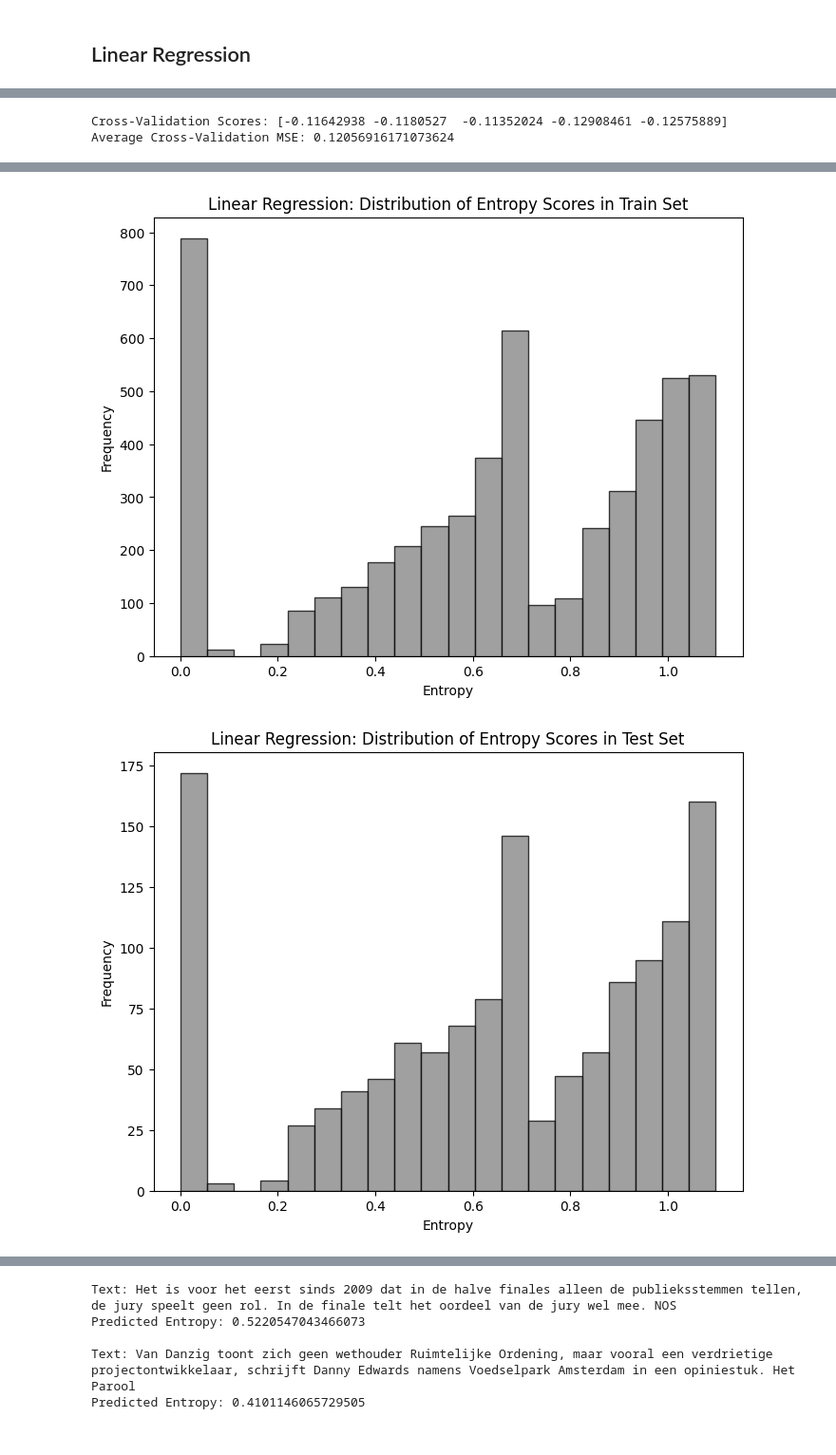
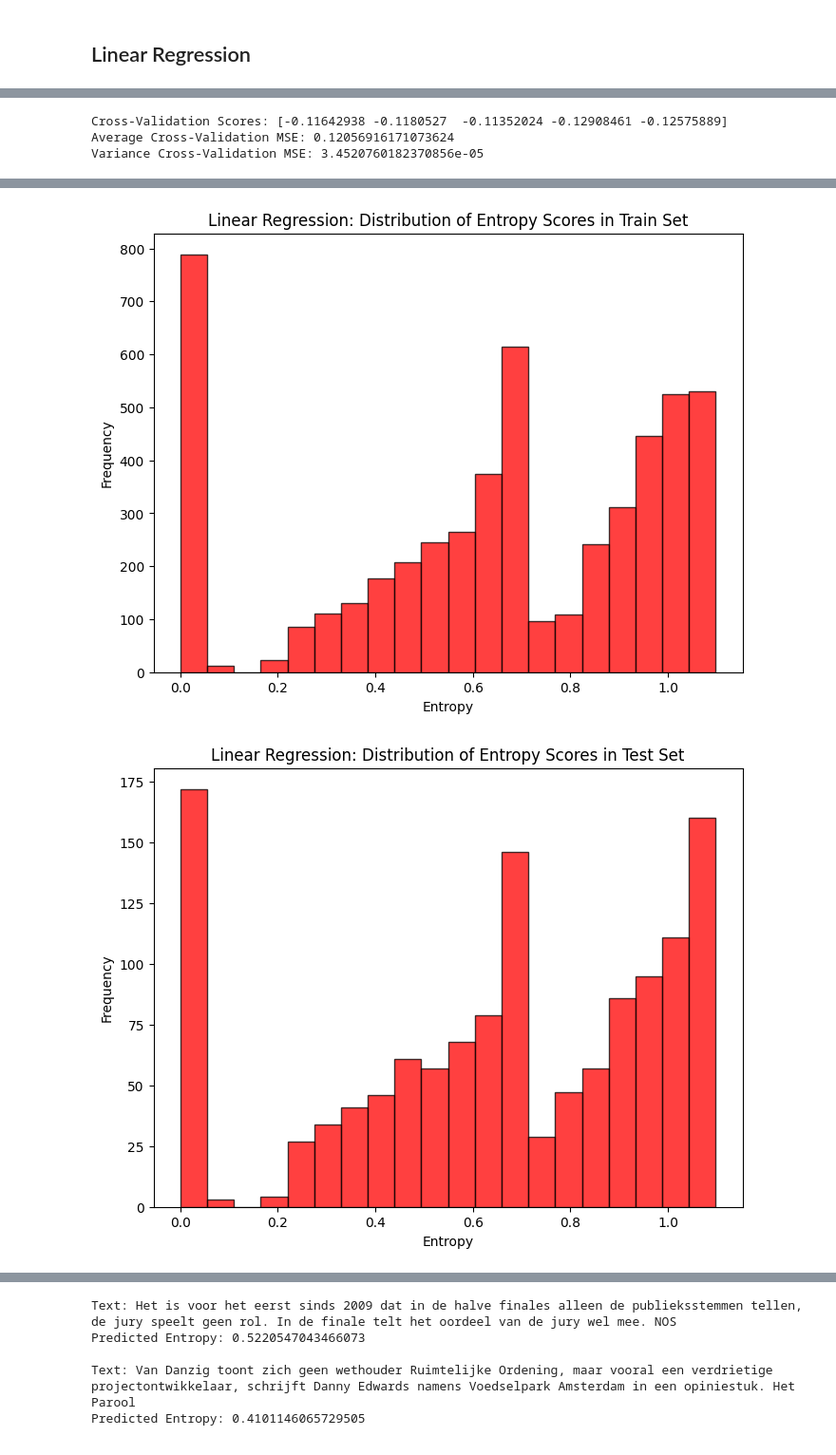
Before and after one commit to hannahvangoor/Dutch-Controversy-Detection, a Jupyter notebook: Pipeline_LR.ipynb, the cells around one changed output, grey strips where cells are left out. Shown at 95% size. Cells and saved outputs as stored; diff of their text form; code cells hidden in the pictures.

```diff
--- a/Pipeline_LR.ipynb
+++ b/Pipeline_LR.ipynb
@@ -232,7 +232,8 @@ class LinearRegressionAnalysis(BaseEstimator, TransformerMixin):
 
         # Print the cross-validation scores
         print('Cross-Validation Scores:', scores)
-        print('Average Cross-Validation MSE:', np.mean(scores))
+        print('Average Cross-Validation MSE:', -np.mean(scores))
+        print('Variance Cross-Validation MSE:', np.var(scores))
 
         self.model.fit(self.X_train, self.y_train)
 
@@ -258,7 +259,7 @@ class LinearRegressionAnalysis(BaseEstimator, TransformerMixin):
 
         # Plot the distribution of entropy scores in the Train set
         plt.figure(figsize=(8, 6))
-        plt.hist(self.y_train, bins=20, edgecolor='black', color='grey', alpha=0.75)
+        plt.hist(self.y_train, bins=20, edgecolor='black', color='red', alpha=0.75)
         plt.xlabel('Entropy')
         plt.ylabel('Frequency')
         plt.title('Linear Regression: Distribution of Entropy Scores in Train Set')
@@ -266,7 +267,7 @@ class LinearRegressionAnalysis(BaseEstimator, TransformerMixin):
 
         # Plot the distribution of entropy scores in the Test set
         plt.figure(figsize=(8, 6))
-        plt.hist(self.y_test, bins=20, edgecolor='black', color='grey', alpha=0.75)
+        plt.hist(self.y_test, bins=20, edgecolor='black', color='red', alpha=0.75)
         plt.xlabel('Entropy')
         plt.ylabel('Frequency')
         plt.title('Linear Regression: Distribution of Entropy Scores in Test Set')
@@ -335,9 +336,10 @@ Baseline: MSE Confidence Interval (10%, 90%): (0.11198871138568861, 0.1161874927
 [figure]
 Cross-Validation Scores: [-0.11642938 -0.1180527  -0.11352024 -0.12908461 -0.12575889]
 Average Cross-Validation MSE: 0.12056916171073624
+Variance Cross-Validation MSE: 3.4520760182370856e-05
 [figure]
-[figure, old version]
+[figure, new version]
-[figure, old version]
+[figure, new version]
 Linear Regression: Mean Squared Error: 0.1164
 Linear Regression: R-squared: -0.00
 Linear Regression: Variance of Errors: 0.1164
```
Also changed, not shown: parts of 1 cell of this notebook, 3 other files.
